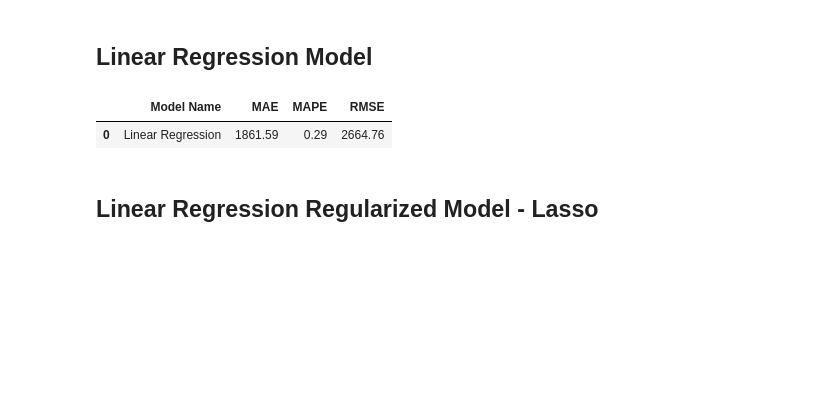
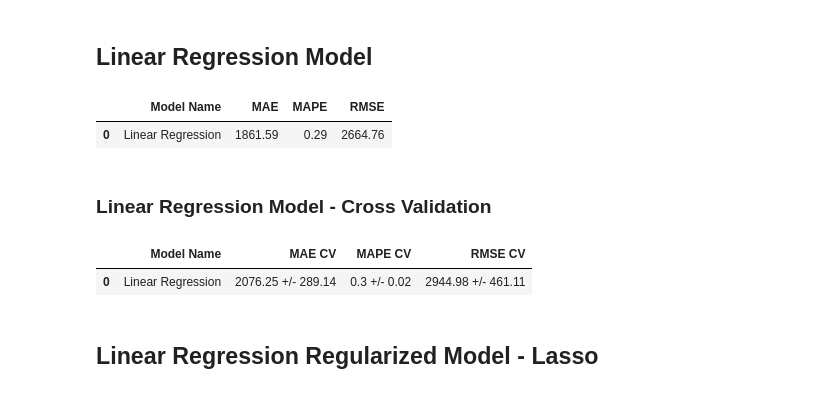
Before and after one commit to danillobarroscordeiro/rossman_sales, a Jupyter notebook: Untitled.ipynb, the cells around one changed output. Cells and saved outputs as stored; diff of their text form; code cells hidden in the pictures; blank space fills up the shorter version.

Commit message:
Testing perfomance of models using cross validation and comparing models

```diff
--- a/Untitled.ipynb
+++ b/Untitled.ipynb
@@ -62,6 +62,44 @@ def ml_error(model_name,y,yhat):
                                                 'MAPE':mape,
                                                 'RMSE':rmse}, index=[0] )
 
+x_train_cross_validation = X_train[cols_selected_boruta_full]
+def cross_validation(x_training_cross_validation, kfold,model_name,model, verbose=False):
+    mae_list = []
+    mape_list = []
+    rmse_list = []
+    for k in reversed(range(1,kfold+1) ):
+        if verbose:
+                print('\nKfold number: {}'.format(k) )
+        #star and end date for validation
+        validation_start_date = x_train_cross_validation['date'].max() - datetime.timedelta(days=k*6*7)
+        validation_end_date = x_train_cross_validation['date'].max() - datetime.timedelta(days=(k-1)*6*7)
+
+        #filtering dataset
+        training = x_train_cross_validation[x_train_cross_validation['date'] < validation_start_date]
+        validation = x_train_cross_validation[(x_train_cross_validation['date'] >= validation_start_date) & (x_train_cross_validation['date'] <= validation_end_date) ]
+
+        # training and validation dataset
+        x_training = training.drop(['date','sales'], axis=1)
+        y_training = training['sales']
+        x_validation = validation.drop(['date','sales'], axis=1)
+        y_validation = validation['sales']
+
+        #model
+        model_cross = model.fit(x_training,y_training)
+        y_predicted_model_cross = model_cross.predict(x_validation)
+        model_cross_result = ml_error(model_name, np.expm1(y_validation),np.expm1(y_predicted_model_cross) )
+        if verbose:
+                print(model_cross_result)
+        mae_list.append(model_cross_result['MAE'])
+        mape_list.append(model_cross_result['MAPE'])
+        rmse_list.append(model_cross_result['RMSE'])
+    #store performance of each kfold iteration
+    return pd.DataFrame( {'Model Name': model_name,
+    'MAE CV': np.round(np.mean(mae_list) ,2).astype(str) + ' +/-  ' + np.round(np.std(mae_list), 2).astype(str),
+    'MAPE CV': np.round(np.mean(mape_list ),2).astype(str) + ' +/- ' + np.round(np.std(mape_list), 2).astype(str),
+    'RMSE CV': np.round(np.mean(rmse_list ),2).astype(str) + ' +/-  ' + np.round(np.std(rmse_list), 2).astype(str) }, index=[0] )
+
+
 def data_description(df):
     print('Variables:\n\n{}'.format(df.dtypes), end='\n\n')
     print('Number of rows {}'.format(df.shape[0]), end='\n\n')
@@ -821,11 +861,15 @@ cols_not_selected_boruta = ['day_of_week_cos',
 
 #Adding date and sales features
 #cols_selected_boruta.extend(['date','sales'])
+
+cols_selected_boruta_full = cols_selected_boruta.copy()
+cols_selected_boruta_full.extend(['date','sales'])
 # %% [markdown]
 # Machine Learning Modellling
 # %%
 x_train = X_train[cols_selected_boruta]
 x_test = X_test[cols_selected_boruta]
+x_train_cross_validation = X_train[cols_selected_boruta_full]
 # %% [markdown]
 ## Average Model
 # %%
@@ -853,6 +898,14 @@ ml_error('Linear Regression', np.expm1(y_test), np.expm1(y_predicted_lr) )
 # %% [output]
 |  | Model Name | MAE | MAPE | RMSE |
 | 0 | Linear Regression | 1861.59 | 0.29 | 2664.76 |
+# %% [markdown]
+### Linear Regression Model - Cross Validation
+# %%
+lr_cross_result = cross_validation(x_train_cross_validation,5,'Linear Regression',lr)
+lr_cross_result
+# %% [output]
+|  | Model Name | MAE CV | MAPE CV | RMSE CV |
+| 0 | Linear Regression | 2076.25 +/- 289.14 | 0.3 +/- 0.02 | 2944.98 +/- 461.11 |
 # %% [markdown]
 ## Linear Regression Regularized Model - Lasso
 # %%
```
Also changed, not shown: parts of 15 cells of this notebook.
